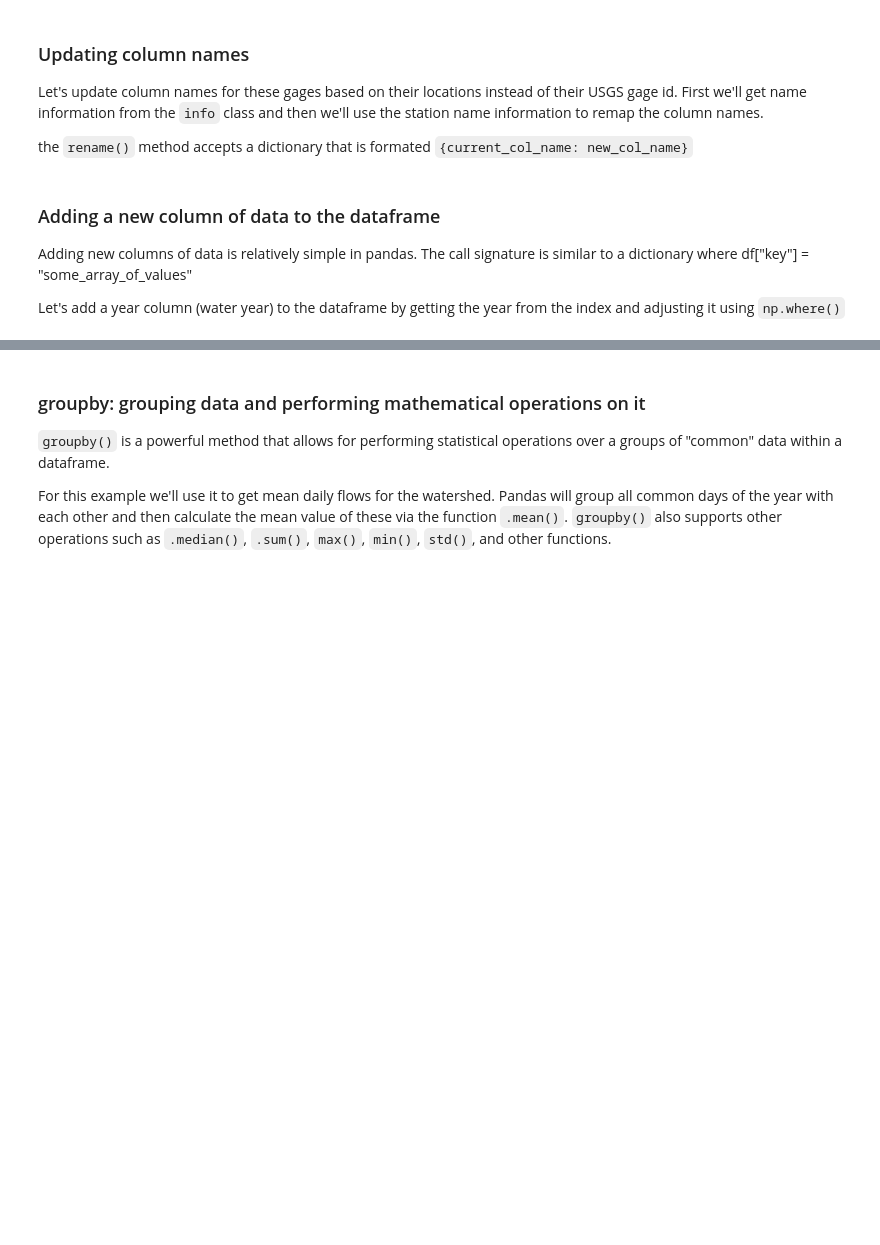
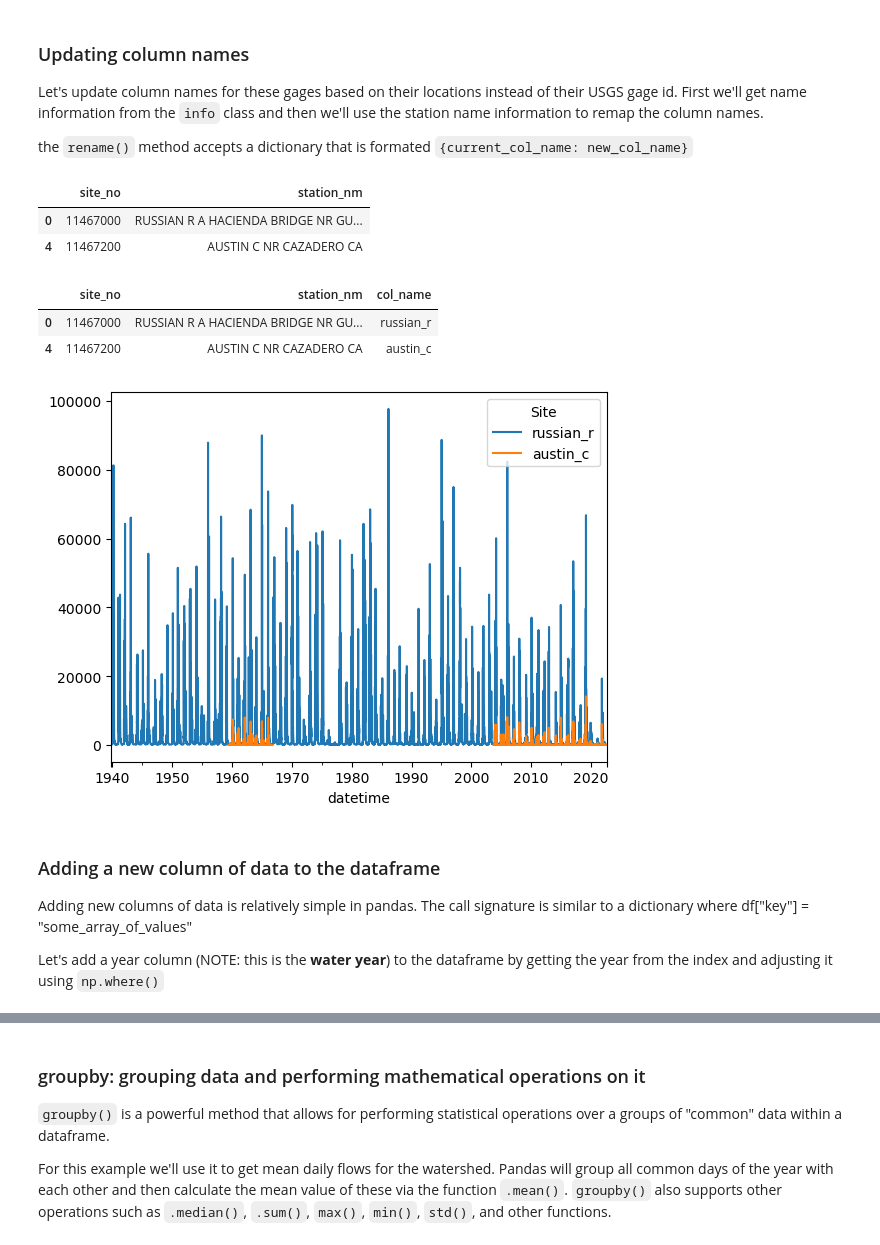
Before and after one commit to kallejahn/python-for-hydrology, a Jupyter notebook: notebooks/part0_python_intro/08_pandas.ipynb, the cells around one changed output, grey strips where cells are left out. Saved outputs shown, nothing was run; the diff lists cells and outputs as text; code cells hidden in the pictures; blank space fills up the shorter version.

```diff
--- a/notebooks/part0_python_intro/08_pandas.ipynb
+++ b/notebooks/part0_python_intro/08_pandas.ipynb
@@ -188,9 +321,30 @@ df2.plot();
+# %%
+# slice the info dataframe using the column names (which are the station IDs)
+id_df = info.loc[info.site_no.isin(ts_df.columns), ['site_no', 'station_nm']]
+display(id_df)
+
+# remake the station names into shorter column names
+id_df['col_name'] = [f'{nm[0]}_{nm[1]}' for nm in id_df.station_nm.str.lower().str.split()]
+display(id_df)
+
+remap = dict(zip(id_df['site_no'], id_df['col_name']))
+
+df2 = ts_df.rename(columns=remap).rename_axis(columns='Site')
+df2.plot();
+# %% [output]
+|  | site_no | station_nm |
+| 0 | 11467000 | RUSSIAN R A HACIENDA BRIDGE NR GU... |
+| 4 | 11467200 | AUSTIN C NR CAZADERO CA |
+|  | site_no | station_nm | col_name |
+| 0 | 11467000 | RUSSIAN R A HACIENDA BRIDGE NR GU... | russian_r |
+| 4 | 11467200 | AUSTIN C NR CAZADERO CA | austin_c |
+[figure, added]
 # %% [markdown]
 ### Adding a new column of data to the dataframe
 
 Adding new columns of data is relatively simple in pandas. The call signature is similar to a dictionary where df["key"] = "some_array_of_values"
 
-Let's add a year column (water year) to the dataframe by getting the year from the index and adjusting it using `np.where()`
+Let's add a year column (NOTE: this is the **water year**) to the dataframe by getting the year from the index and adjusting it using `np.where()`
 # %%
 df2['year'] = np.where(df2.index.month >=10, df2.index.year + 1, df2.index.year)
 # %% [markdown]
```
Also changed, not shown: parts of 36 cells of this notebook, 9 other files.
